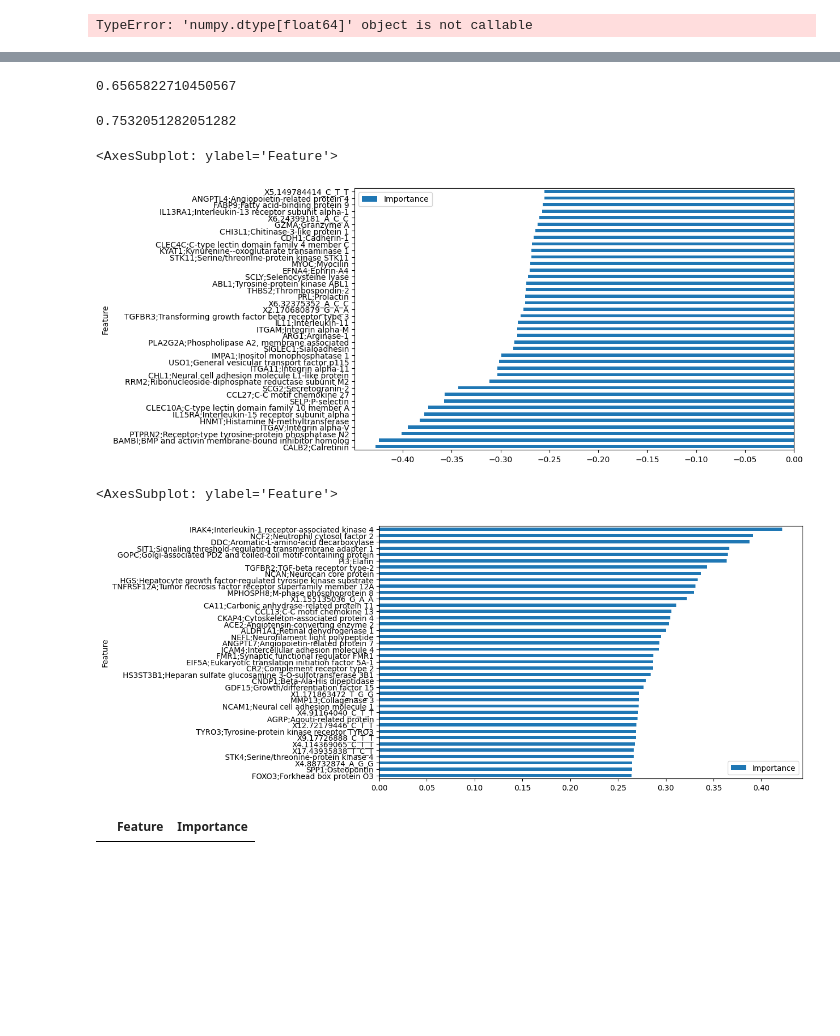
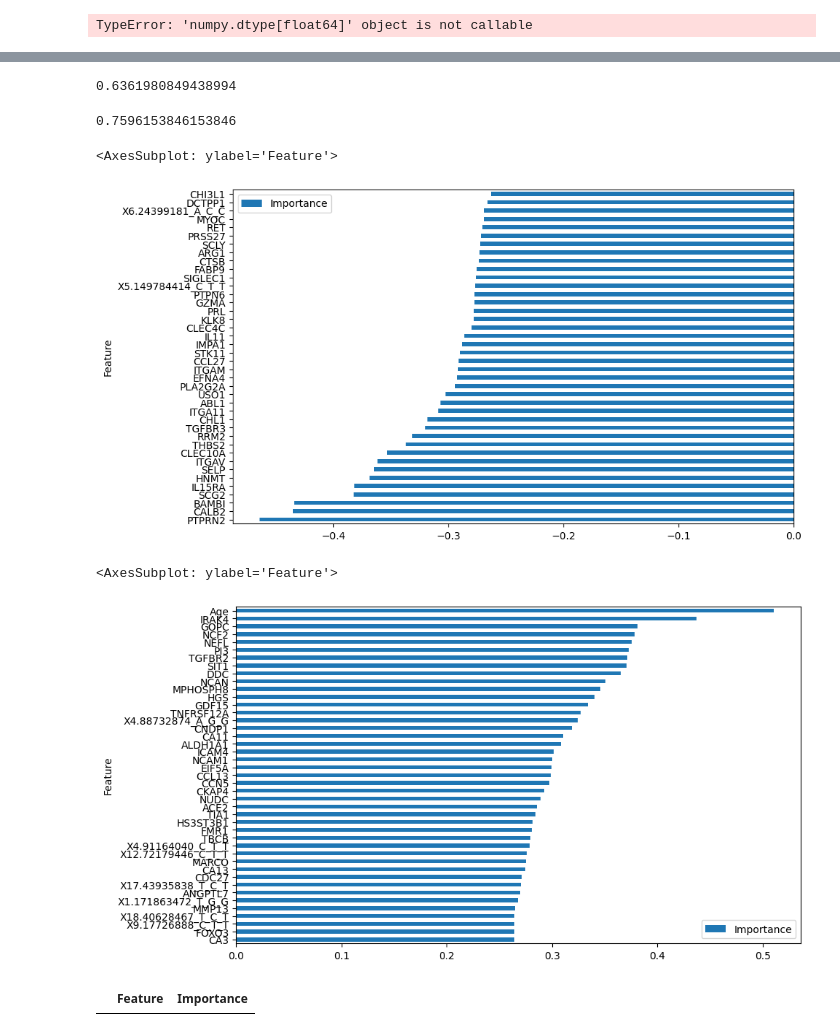
Before and after one commit to chaudhry123/PD_Biomarkers_Project, a Jupyter notebook: UKBiobank_Olink_Scripts_Final/Ridge_witholink.ipynb, the cells around one changed output, grey strips where cells are left out. Saved outputs shown, nothing was run; the diff lists cells and outputs as text; code cells hidden in the pictures; blank space fills up the shorter version.

```diff
--- a/UKBiobank_Olink_Scripts_Final/Ridge_witholink.ipynb
+++ b/UKBiobank_Olink_Scripts_Final/Ridge_witholink.ipynb
@@ -55,7 +51,9 @@ from sklearn.calibration import CalibratedClassifierCV
 #sklearn.metrics.SCORERS.keys()
 np.random.seed(42)
 # %%
-x_train = pd.read_pickle("TRAIN_FINAL_VARIANTS_OLINK")
-x_test = pd.read_pickle("TEST_FINAL_VARIANTS_OLINK")
-y_train = pd.read_pickle("TRAIN_Y_FINAL_VARIANTS_OLINK")
-y_test = pd.read_pickle("TEST_Y_FINAL_VARIANTS_OLINK")
+x_train = pd.read_pickle("/home/ffc4001/ukbiobankdata/Data/final_X_trainolink")
+x_test = pd.read_pickle("/home/ffc4001/ukbiobankdata/Data/final_X_testolink")
+y_train = pd.read_pickle("/home/ffc4001/ukbiobankdata/Data/final_Y_trainolink")
+y_test = pd.read_pickle("/home/ffc4001/ukbiobankdata/Data/final_Y_testolink")
+x_val =pd.read_pickle("/home/ffc4001/ukbiobankdata/Data/final_X_valolink")
+Y_val =pd.read_pickle("/home/ffc4001/ukbiobankdata/Data/final_Y_valolink")
@@ -173,14 +201,14 @@ Text(0.5, 36.72222222222221, 'Predicted Values')
 # %%
-
+tn, fp, fn, tp = cm.ravel()
 specificity = tn / (tn+fp)
 sens = tp / (tp+fn)
 specificity
 # %% [output]
-0.6565822710450567
+0.6361980849438994
 # %%
 sens
 # %% [output]
-0.7532051282051282
+0.7596153846153846
 # %%
 coefficients = classifier.coef_[0]
 
@@ -189,14 +217,14 @@ feature_importance3 = feature_importance_log.sort_values('Importance', ascending
 feature_importance3.plot(x='Feature', y='Importance', kind='barh', figsize=(10, 6))
 # %% [output]
 <AxesSubplot: ylabel='Feature'>
-[figure, old version]
+[figure, new version]
 # %%
-feature_importance = pd.DataFrame({'Feature': x_train.columns, 'Importance': (coefficients)})
-feature_importance = feature_importance.sort_values('Importance', ascending=True)[2060:2100]
-feature_importance.plot(x='Feature', y='Importance', kind='barh', figsize=(10, 6))
+feature_importance_log = pd.DataFrame({'Feature': x_train.columns, 'Importance': (coefficients)})
+feature_importance3 = feature_importance_log.sort_values('Importance', ascending=True)[1960:]
+feature_importance3.plot(x='Feature', y='Importance', kind='barh', figsize=(10, 6))
 # %% [output]
 <AxesSubplot: ylabel='Feature'>
-[figure, old version]
+[figure, new version]
 # %%
 feature_importance[2050:2100]
 # %% [output]
```
Also changed, not shown: parts of 61 cells of this notebook, 1 other file.
